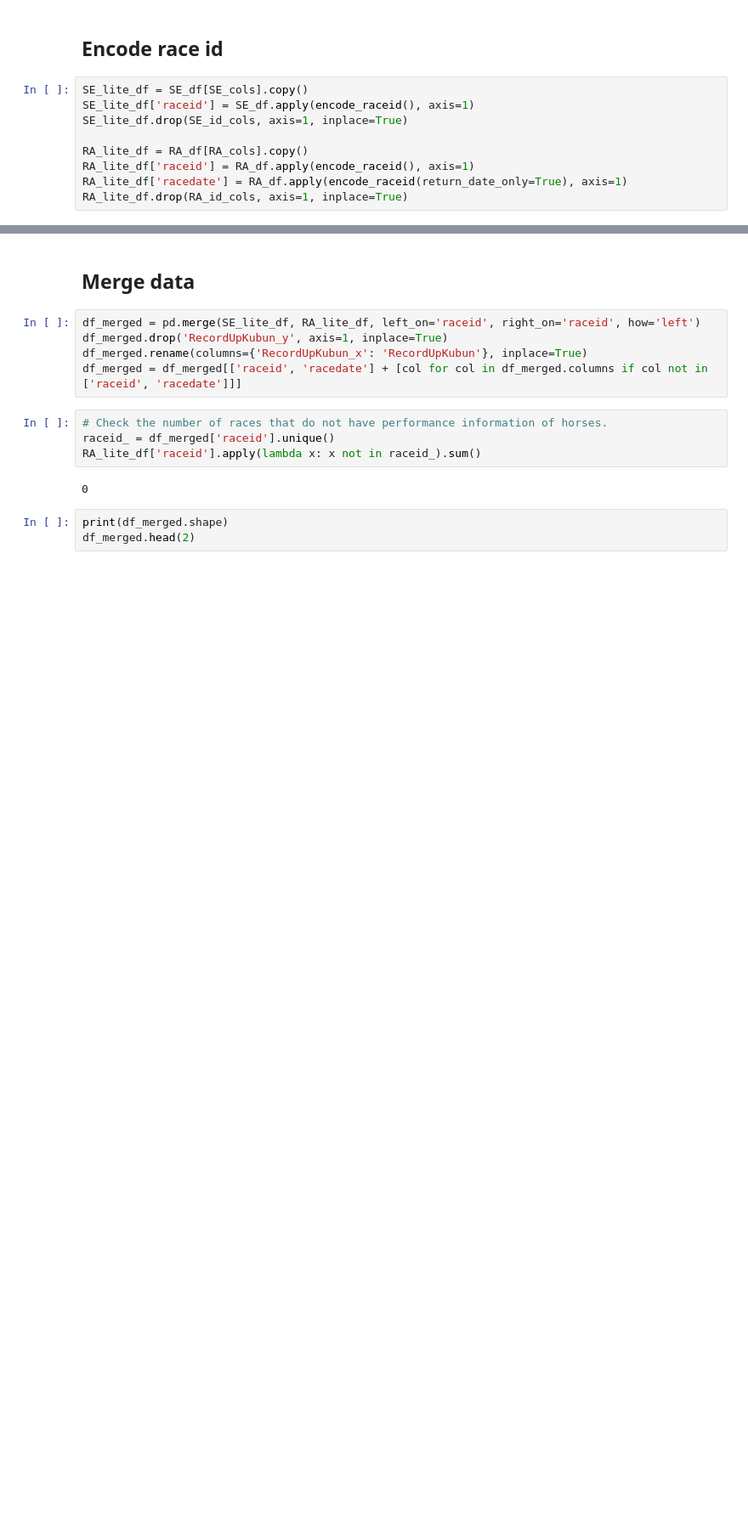
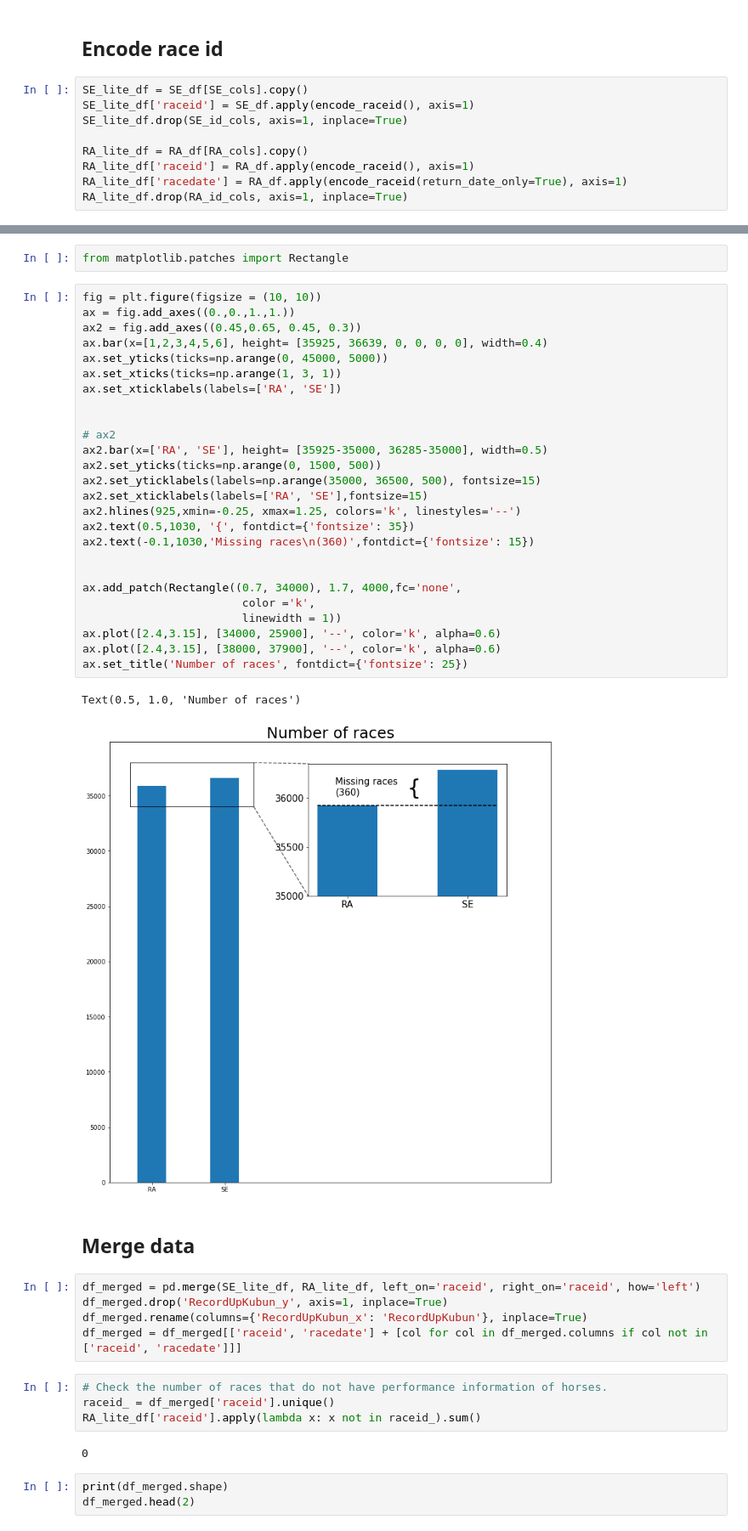
Before and after one commit to danhngan/Horse_racing_prediction, a Jupyter notebook: notebook/firstlooking.ipynb, the cells around one changed output, grey strips where cells are left out. Shown: that part at 85% size. Drawn from its saved outputs; the diff is of its cells as text; blank space fills up the shorter version.

```diff
--- a/notebook/firstlooking.ipynb
+++ b/notebook/firstlooking.ipynb
@@ -321,3 +326,34 @@ RA_lite_df.drop(RA_id_cols, axis=1, inplace=True)
+# %%
+from matplotlib.patches import Rectangle
+# %%
+fig = plt.figure(figsize = (10, 10))
+ax = fig.add_axes((0.,0.,1.,1.))
+ax2 = fig.add_axes((0.45,0.65, 0.45, 0.3))
+ax.bar(x=[1,2,3,4,5,6], height= [35925, 36639, 0, 0, 0, 0], width=0.4)
+ax.set_yticks(ticks=np.arange(0, 45000, 5000))
+ax.set_xticks(ticks=np.arange(1, 3, 1))
+ax.set_xticklabels(labels=['RA', 'SE'])
+
+
+# ax2
+ax2.bar(x=['RA', 'SE'], height= [35925-35000, 36285-35000], width=0.5)
+ax2.set_yticks(ticks=np.arange(0, 1500, 500))
+ax2.set_yticklabels(labels=np.arange(35000, 36500, 500), fontsize=15)
+ax2.set_xticklabels(labels=['RA', 'SE'],fontsize=15)
+ax2.hlines(925,xmin=-0.25, xmax=1.25, colors='k', linestyles='--')
+ax2.text(0.5,1030, '{', fontdict={'fontsize': 35})
+ax2.text(-0.1,1030,'Missing races\n(360)',fontdict={'fontsize': 15})
+
+
+ax.add_patch(Rectangle((0.7, 34000), 1.7, 4000,fc='none',
+                        color ='k',
+                        linewidth = 1))
+ax.plot([2.4,3.15], [34000, 25900], '--', color='k', alpha=0.6)
+ax.plot([2.4,3.15], [38000, 37900], '--', color='k', alpha=0.6)
+ax.set_title('Number of races', fontdict={'fontsize': 25})
+# %% [output]
+Text(0.5, 1.0, 'Number of races')
+[figure, added]
 # %% [markdown]
 ## Merge data
 # %%
```
Also changed, not shown: parts of 2 cells of this notebook, 1 other file.
